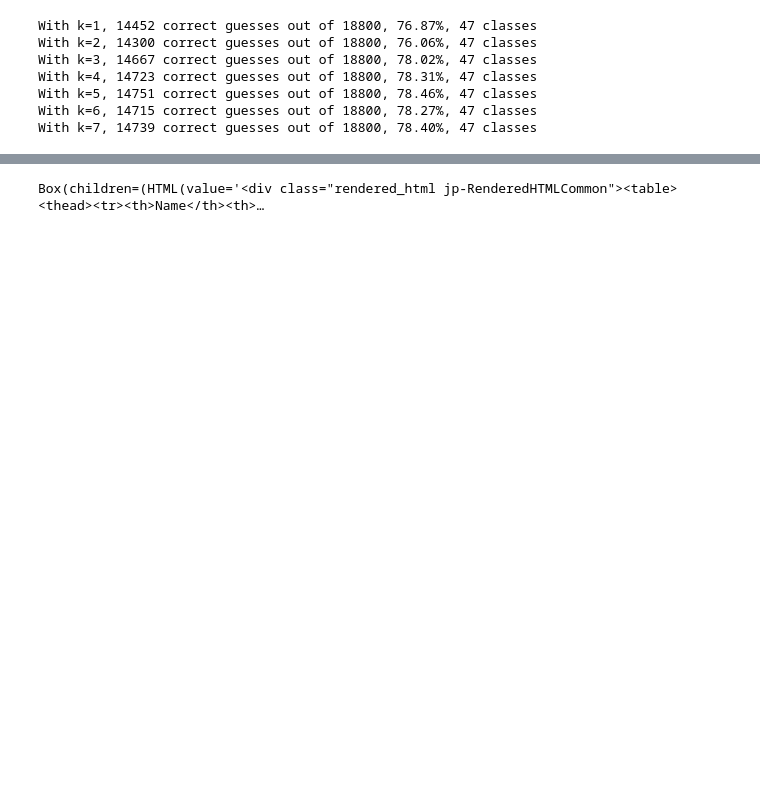
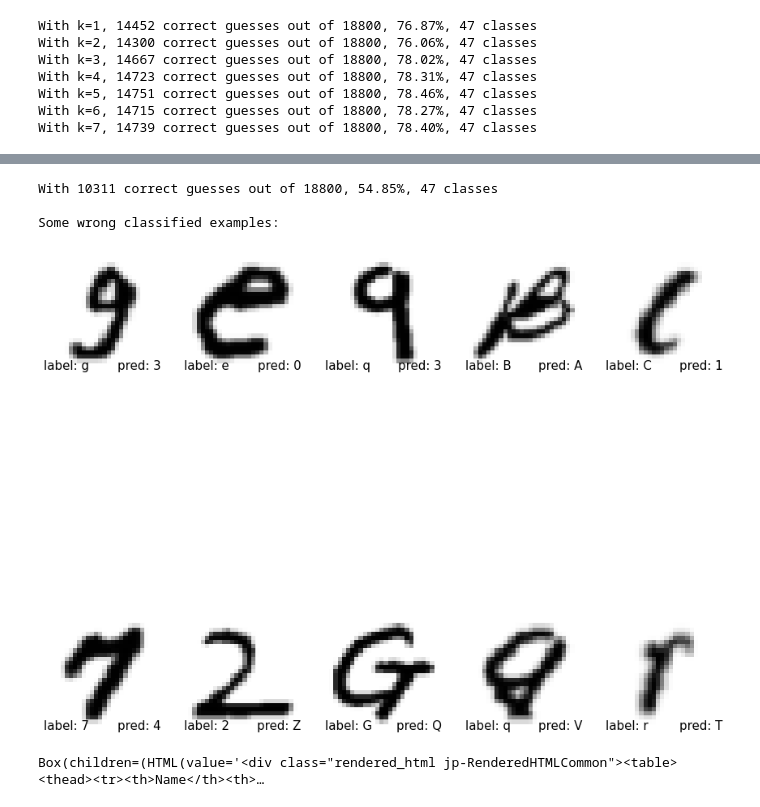
Before and after one commit to Fethbita/TalTech_ITI8730_Data_Mining_Final_Project, a Jupyter notebook: Final_Project_with_CUDA.ipynb, the cells around one changed output, grey strips where cells are left out. Drawn from its saved outputs; the diff is of its cells as text; code cells hidden in the pictures; blank space fills up the shorter version.

```diff
--- a/Final_Project_with_CUDA.ipynb
+++ b/Final_Project_with_CUDA.ipynb
@@ -137,10 +132,14 @@ tensor([[0, 1, 2],
 # %%
 # Inspired by http://ccy.dd.ncu.edu.tw/~chen/course/Neural/ch4/index.htm
-def LVQ3(dataset, labels, ppc, learning_rate, window, epsilon, epoch):
+def LVQ3_train(dataset, labels, ppc, learning_rate, window, epsilon, epoch, lr_ss=0):
+    """
+    ppc is how many prototypes to create per class in the codebook.
+    lr_ss is how much to update learning rate each epoch, default=0
+    """
     X_codebook = []
     Y_codebook = []
     to_remove_indices = []
-    for i in mapping:
+    for i in torch.unique(labels):
         X_codebook.append(dataset[labels == i][:ppc])
         Y_codebook.extend([i] * ppc)
         to_remove_indices.append(torch.squeeze(torch.nonzero(labels == i)[:ppc]))
@@ -170,9 +169,10 @@ def LVQ3(dataset, labels, ppc, learning_rate, window, epsilon, epoch):
                 elif Y_codebook[topk_idx[0][0]] == labels[i] and Y_codebook[topk_idx[0][1]] == labels[i]:
                     X_codebook[topk_idx[0][0]] += learning_rate * epsilon * (dataset[i] - X_codebook[topk_idx[0][0]])
                     X_codebook[topk_idx[0][1]] += learning_rate * epsilon * (dataset[i] - X_codebook[topk_idx[0][1]])
-                # Both closest don't belong to the class then update the closest
-                else:
-                    X_codebook[topk_idx[0][0]] -= learning_rate * (dataset[i] - X_codebook[topk_idx[0][0]])
+            # Both closest don't belong to the class then update the closest
+            else:
+                X_codebook[topk_idx[0][0]] -= learning_rate * (dataset[i] - X_codebook[topk_idx[0][0]])
+        learning_rate += lr_ss
     return X_codebook, Y_codebook
 
-a, b = LVQ3(X_train, Y_train, 5, 0.01, 0.25, 0.3, 1)
+X_codebook, Y_codebook = LVQ3_train(X_train, Y_train, 5, 0.01, 0.25, 0.3, 10, -0.001)
@@ -219,4 +178,0 @@ for i in range(len(Y_train)):
-# %%
-X_train[0:1] == X_train[0]
-dists = torch.cdist(X_train[2:3], X_codebook)
-topk_val, topk_idx = dists.topk(2, dim=1, largest=False)
@@ -229,6 +179,7 @@ tensor([ 48,  49,  50,  51,  52,  53,  54,  55,  56,  57,  65,  66,  67,  68,
 # %%
-#@title k-nearest neighbors (k-NN)
-def knn(dataset, labels, images, k, batch_size):
+def LVQ3_Guess(X_codebook, Y_codebook, images, batch_size):
+    # This is basically k-NN for codebooks but doesn't require k
+    # Just gets the closest element (k=1)
     if images.dim() != 2:
         raise ValueError("[!] images should have 2 dimensions. Index with X_test[:1] instead of X_test[0]")
     nm_of_images = images.shape[0]
@@ -236,8 +187,8 @@ def knn(dataset, labels, images, k, batch_size):
     for i in range(0, nm_of_images, batch_size):
         batch = images[i:i+batch_size]
         batch = batch.reshape((-1, 28*28))
-        dists = torch.cdist(dataset, batch)
-        topk_val, topk_idx = dists.topk(k, dim=0, largest=False)
-        batch_pred, _ = torch.mode(labels[topk_idx], dim=0)
+        dists = torch.cdist(X_codebook, batch)
+        topk_val, topk_idx = dists.topk(1, dim=0, largest=False)
+        batch_pred, _ = torch.mode(Y_codebook[topk_idx], dim=0)
         preds += (batch_pred,)
     return torch.cat(preds, dim=0)
@@ -252,3 +199,21 @@ torch.Size([111860])
+# %%
+batch_size = 100000 #@param {type:"slider", min:0, max:100000, step:1}
+pred = LVQ3_Guess(X_codebook, Y_codebook, X_test, batch_size)
+number_of_correct = torch.sum(pred == Y_test)
+
+print("With {} correct guesses out of {}, {:.2f}%, {} classes".format(number_of_correct,
+                                                                len(Y_test),
+                                                                number_of_correct / len(Y_test) * 100,
+                                                                len(torch.unique(Y_test))))
+print("\nSome wrong classified examples:")
+plot_data(X_test[pred!=Y_test], Y_test[pred!=Y_test], 5, 2, pred[pred!=Y_test])
+del pred
+del number_of_correct
+# %% [output]
+With 10311 correct guesses out of 18800, 54.85%, 47 classes
+
+Some wrong classified examples:
+[figure, added]
 # %%
 #@title # Variable Inspector Widget (for debugging)
 #@markdown Included for debugging
```
Also changed, not shown: parts of 9 cells of this notebook.
